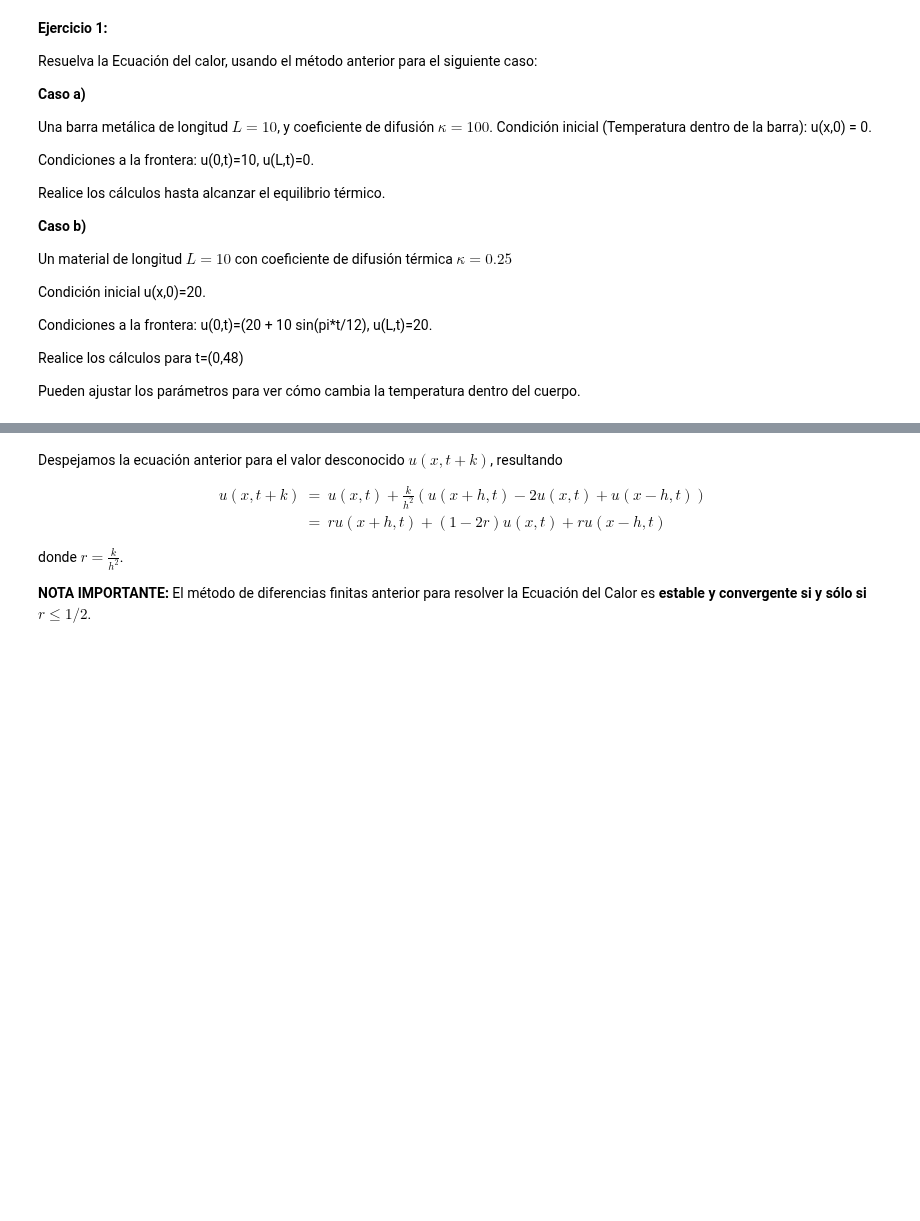
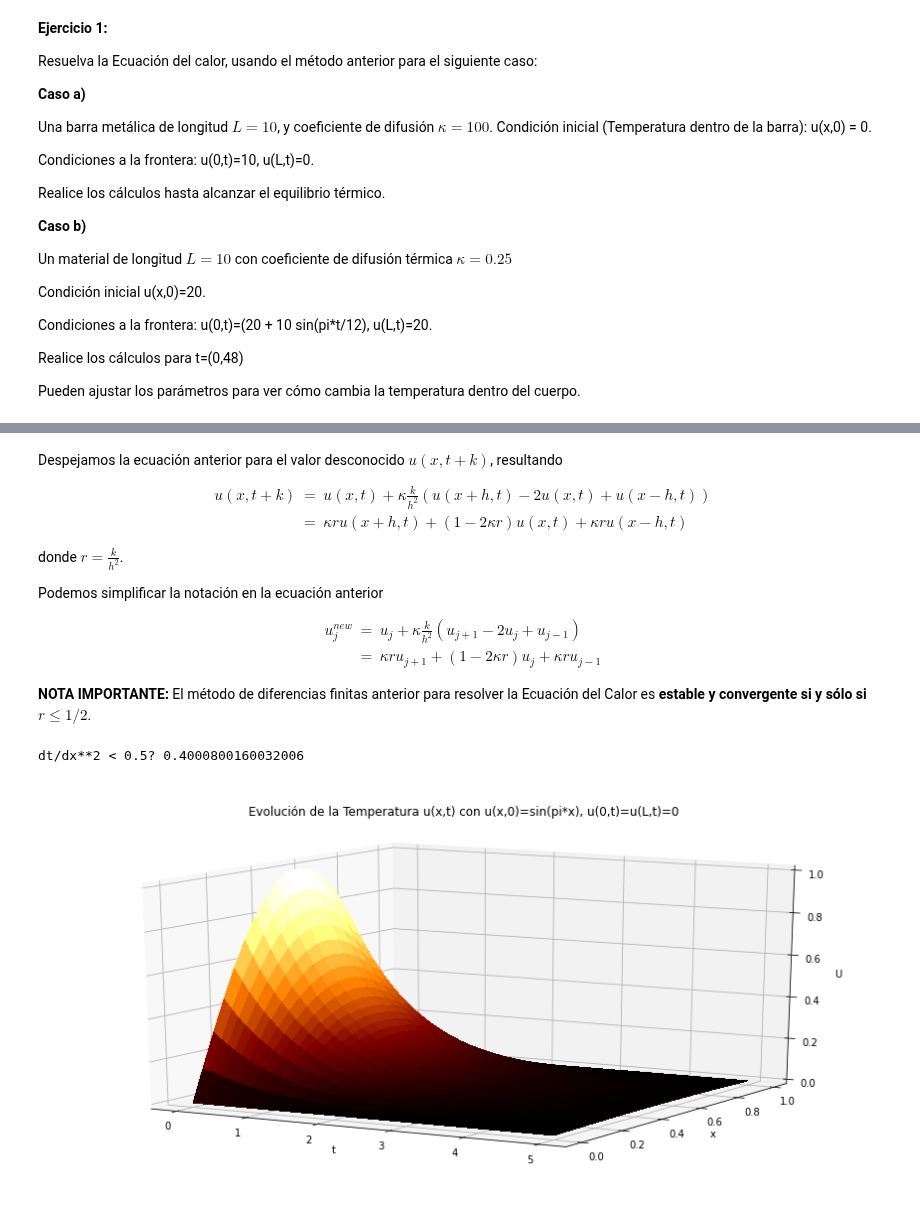
Before and after one commit to carloslizarragac/FisicaComputacional1, a Jupyter notebook: Actividad10.ipynb, the cells around one changed output, grey strips where cells are left out. Drawn from its saved outputs; the diff is of its cells as text; code cells hidden in the pictures; blank space fills up the shorter version.

```diff
--- a/Actividad10.ipynb
+++ b/Actividad10.ipynb
@@ -221,11 +254,79 @@ Si conocemos la condición inicial $u(x,0)=f(x)$ y las condiciones a la frontera
 Despejamos la ecuación anterior para el valor desconocido $u(x,t+k)$, resultando
 
 \begin{eqnarray*}
-u(x,t+k) & = & u(x,t) + \frac{k}{h^2}
+u(x,t+k) & = & u(x,t) + \kappa \frac{k}{h^2}
 \left( u(x+h,t) - 2 u(x,t) + u(x-h,t) \right) \\
-         & = & r u(x+h,t) + (1 -2r) u(x,t) + r u(x-h,t)
+         & = & \kappa r u(x+h,t) + (1 -2 \kappa r) u(x,t) + \kappa r u(x-h,t)
 \end{eqnarray*}
 
 donde $r=\frac{k}{h^2}$.
 
+Podemos simplificar la notación en la ecuación anterior
+
+\begin{eqnarray*}
+u_j^{new} & = & u_j + \kappa \frac{k}{h^2}
+\left( u_{j+1} - 2 u_j + u_{j-1} \right) \\
+         & = & \kappa r u_{j+1} + (1 -2\kappa r) u_j + \kappa r u_{j-1}
+\end{eqnarray*}
+
+
 **NOTA IMPORTANTE:** El método de diferencias finitas anterior para resolver la Ecuación del Calor es **estable y convergente si y sólo si $r \leq 1/2$**.
+# %%
+import numpy as np
+import matplotlib.pyplot as plt
+from matplotlib import cm
+from mpl_toolkits.mplot3d import Axes3D
+
+# Hay que jugar con los puntos por la restricción de estabilidad y convergencia
+M = 21 # Número de puntos en el eje x
+N = 5000 # Número de puntos en el tiempo
+
+x0 = 0
+xL = 1 # Longitud de la barra
+
+t0 = 0
+tF = 5.0 # Tiempo final
+
+dx = (xL - x0) / (M - 1) # tamaño discretización en x
+dt = (tF - t0) / (N - 1) # tamaño de la dicretización en t
+print('dt/dx**2 < 0.5?', dt/dx**2)
+
+kappa = 0.1 # difusividad térmica
+
+alpha = kappa * dt / dx**2 # Coeficiente en la Ecuación
+
+# Malla (x,t)
+xspan = np.linspace(x0, xL, M)
+tspan = np.linspace(t0, tF, N)
+
+# Initial matrix solution
+U = np.zeros((M, N))
+
+# Condición inicial
+U[:, 0] = np.sin(np.pi*xspan)
+# Condiciones a la Frontera tipo Dirichlet
+U[0, :] = 0
+U[-1, 0] = 0
+
+# Método de diferencias finitas Ec. del Calor
+for k in range(0, N-1): # Avance en el tiempo
+    for i in range(1, M-1): # Calcula sobre todo el dominio en x
+        U[i, k+1] = alpha * U[i-1, k] + (1 - 2 * alpha) * U[i, k] + alpha * U[i + 1, k]
+
+# Define malla
+T, X = np.meshgrid(tspan, xspan)
+fig = plt.figure(figsize=(12,6))
+ax = fig.gca(projection='3d')
+surf = ax.plot_surface(T, X, U, cmap='afmhot',
+                       linewidth=0.01, antialiased=False)
+
+ax.set_xlabel('t')
+ax.set_ylabel('x')
+ax.set_zlabel('U')
+ax.view_init(elev=15, azim=-60)
+ax.set_title('Evolución de la Temperatura u(x,t) con u(x,0)=sin(pi*x), u(0,t)=u(L,t)=0')
+plt.tight_layout()
+plt.show()
+# %% [output]
+dt/dx**2 < 0.5? 0.4000800160032006
+[figure, added]
```
Also changed, not shown: parts of 5 cells of this notebook.
